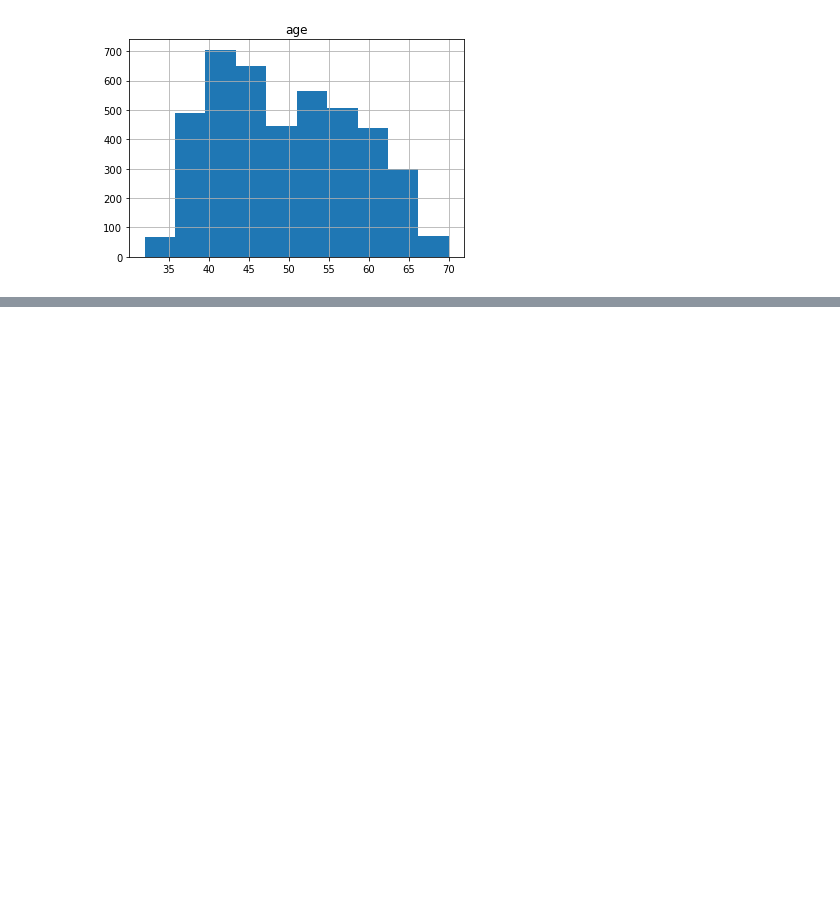
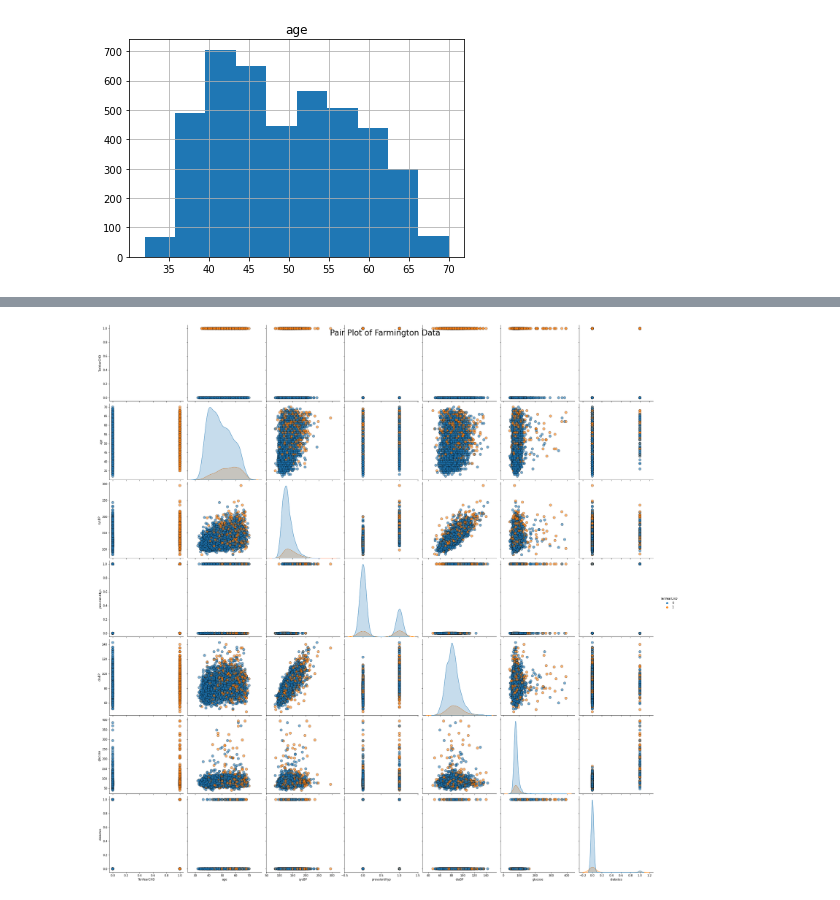
Before and after one commit to DPR-droid/2021_11_Programming-for-Data-Analysis-Project-2021, a Jupyter notebook: Programming-for-Data-Analysis-Project-2021-V2.ipynb, the cells around one changed output, grey strips where cells are left out. Saved outputs shown, nothing was run; the diff lists cells and outputs as text; code cells hidden in the pictures; blank space fills up the shorter version.

Commit message:
Investigate with Seaborn

```diff
--- a/Programming-for-Data-Analysis-Project-2021-V2.ipynb
+++ b/Programming-for-Data-Analysis-Project-2021-V2.ipynb
@@ -199,3 +203,14 @@ array([[<AxesSubplot:title={'center':'age'}>]], dtype=object)
+# %%
+# Investigate with Seaborn
+# Plot colored
+sns.pairplot(High_corr,
+             vars = ['TenYearCHD','age','sysBP','prevalentHyp','diaBP','glucose', 'diabetes'],
+             hue="TenYearCHD", diag_kind = 'kde',
+             plot_kws = {'alpha': 0.6, 's': 80, 'edgecolor': 'k'},
+             size = 4);# Title
+plt.suptitle('Pair Plot of Farmington Data', size = 28);
+# %% [output]
+[figure, added]
 # %% [markdown]
 # References
 
```
Also changed, not shown: parts of 3 cells of this notebook, 1 other file.
